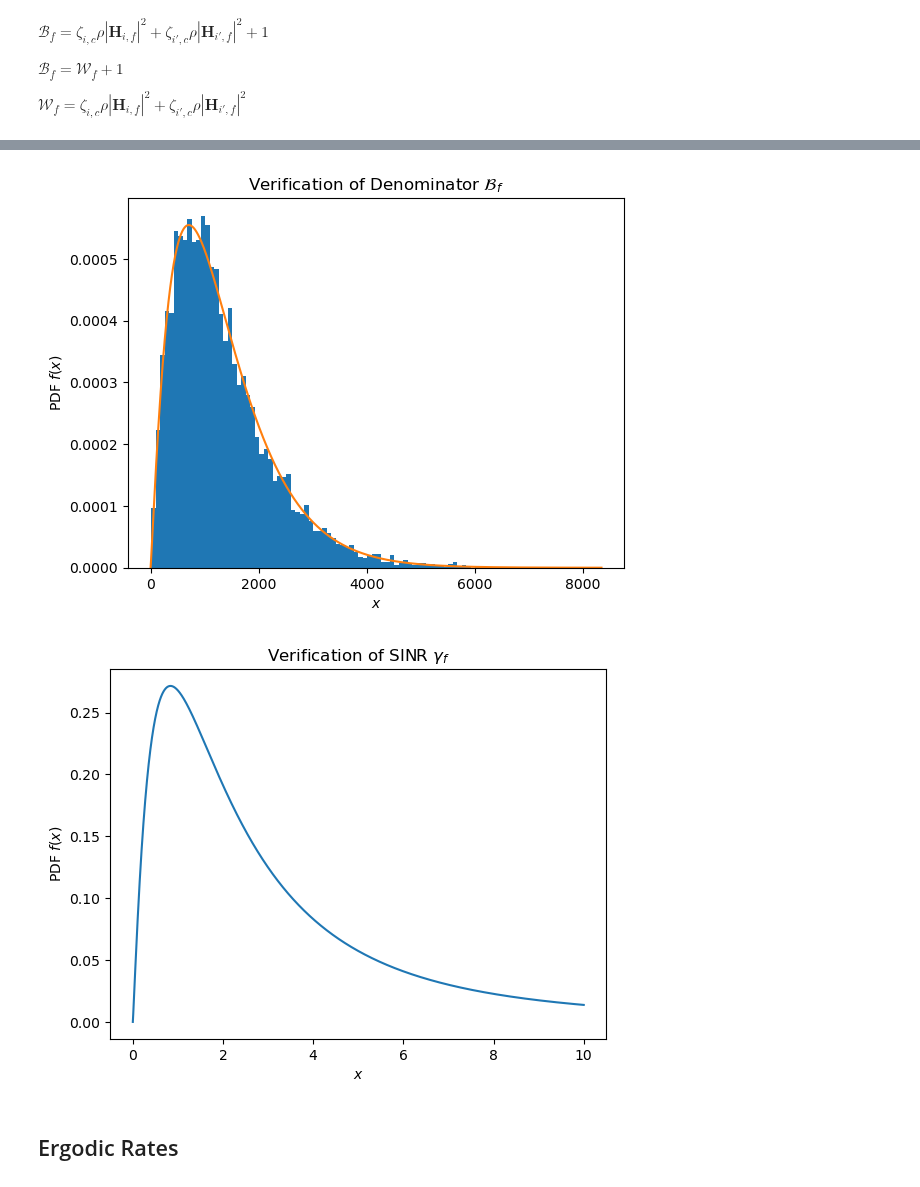
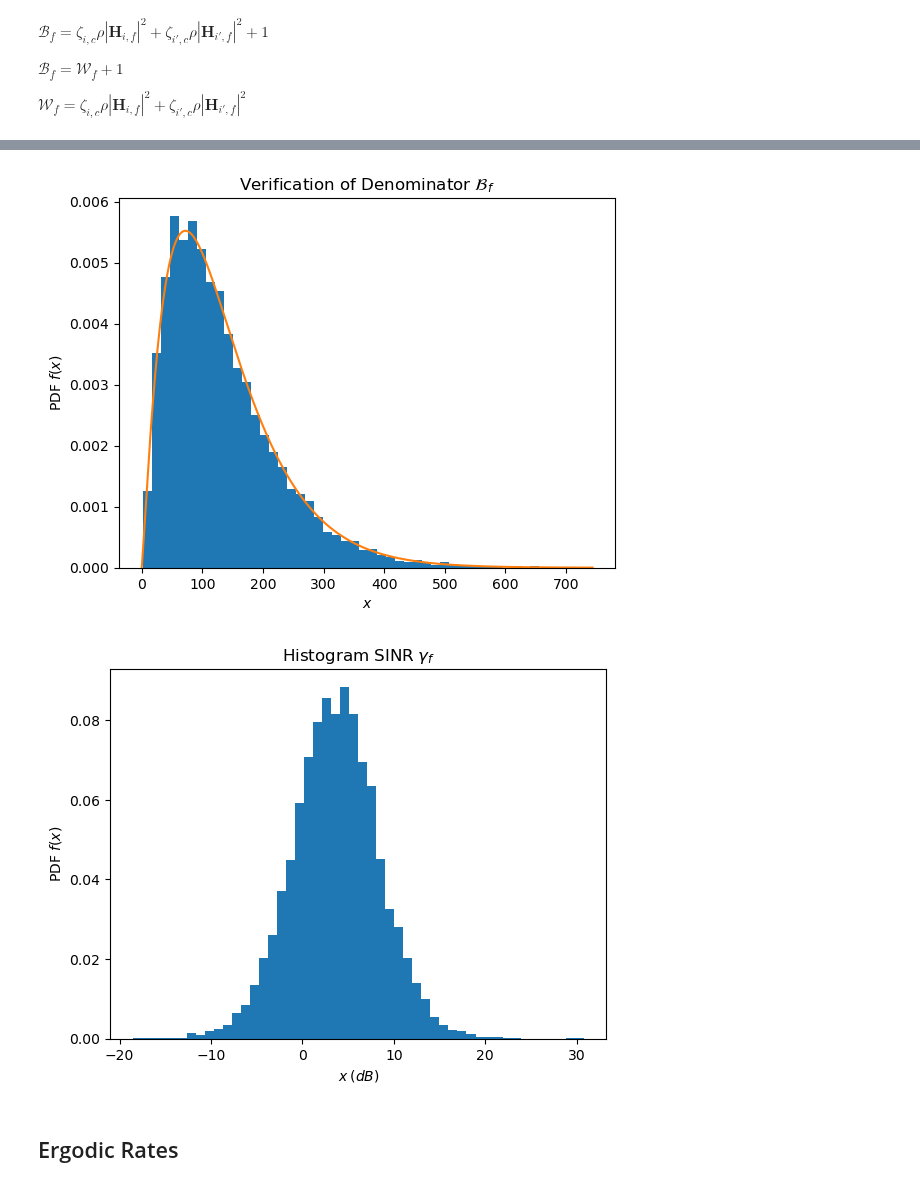
Before and after one commit to muhd-umer/comyx, a Jupyter notebook: research/statistical_analysis/statistics.ipynb, the cells around one changed output, grey strips where cells are left out. Drawn from its saved outputs; the diff is of its cells as text; code cells hidden in the pictures.

Commit message:
Verified SINR PDFs

```diff
--- a/research/statistical_analysis/statistics.ipynb
+++ b/research/statistical_analysis/statistics.ipynb
@@ -121,7 +121,7 @@ TEMP = constants["TEMP"]  # Temperature in Kelvin
 FREQ = constants["FREQ"]  # Frequency of carrier signal in Hz
 SIGMA = constants["SIGMA"]  # Shadowing standard deviation in dB
 
-Pt = 25  # Transmit power in dBm
+Pt = 15  # Transmit power in dBm
 Pt_lin = dbm2pow(Pt)  # Transmit power in linear scale
 N0 = get_noise_power(BANDWIDTH, TEMP, 12)  # Noise power in dBm
 N0_lin = dbm2pow(N0)  # Noise power in linear scale
@@ -874,7 +882,7 @@ k_B_f = mu_B_f**2 / (mu_B_f_2 - mu_B_f**2)  # Shape parameter of B_f
 theta_B_f = (mu_B_f_2 - mu_B_f**2) / mu_B_f  # Scale parameter of B_f
 # %%
 x = np.linspace(0, np.max(simulation_B_f), N)
-plt.hist(simulation_B_f, bins=100, density=True)
+plt.hist(simulation_B_f, bins=50, density=True)
 plt.plot(
     x,
     sp.stats.gamma.pdf(x, k_B_f, scale=theta_B_f),
@@ -884,25 +892,29 @@ plt.xlabel(r"$x$")
 plt.ylabel(r"PDF $f(x)$")
 plt.show()
 # %% [output]
-[figure, old version]
+[figure, new version]
 # %%
 simulation_SINR_f = simulation_V_f / simulation_B_f
 # %%
-x = np.linspace(0, 10, N)
-# plt.hist(simulation_SINR_f, bins=100, density=True)
-plt.plot(
-    x,
-    generalized_beta_prime_pdf(
-        x, k_V_f, k_B_f, 1, theta_V_f / theta_B_f
+# x = np.linspace(0, np.max(simulation_SINR_f), N)
+# plt.hist(pow2db(simulation_SINR_f), bins=50, density=True)
+plt.hist(
+    pow2db(
+        sp.stats.betaprime.rvs(
+            k_V_f, k_B_f, loc=0, scale=theta_V_f / theta_B_f, size=N
+        ),
     ),
+    bins=50,
+    density=True,
 )
-plt.title(r"Verification of SINR $\gamma_{f}$")
-plt.xlabel(r"$x$")
+plt.title(r"Histogram SINR $\gamma_{f}$")
+plt.xlabel(r"$x\:(dB)$")
 plt.ylabel(r"PDF $f(x)$")
 # plt.ticklabel_format(axis="both", style="sci", scilimits=(0, 0))
+# plt.xlim(0, 10)
 plt.show()
 # %% [output]
-[figure, old version]
+[figure, new version]
 # %% [markdown]
 ## Ergodic Rates
 # %% [markdown]
```
Also changed, not shown: parts of 22 cells of this notebook.
